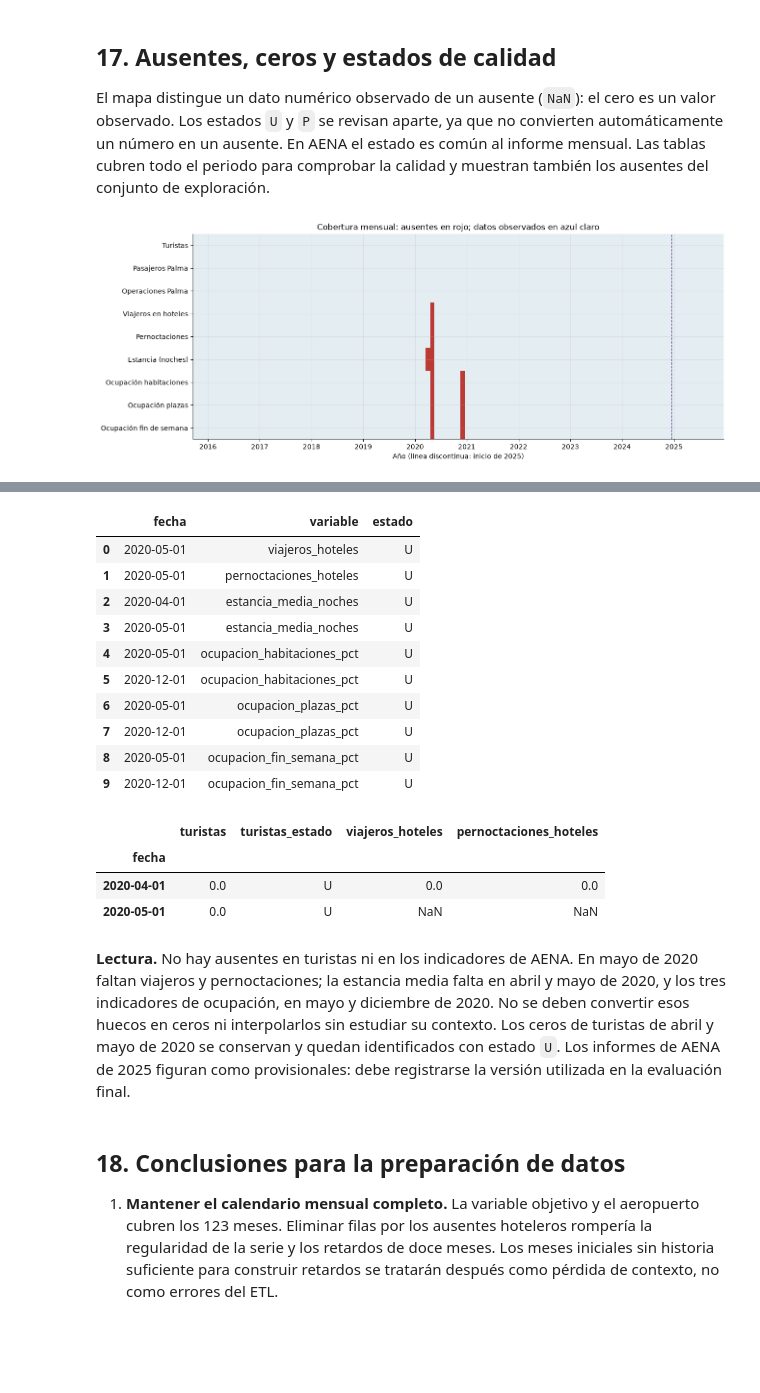
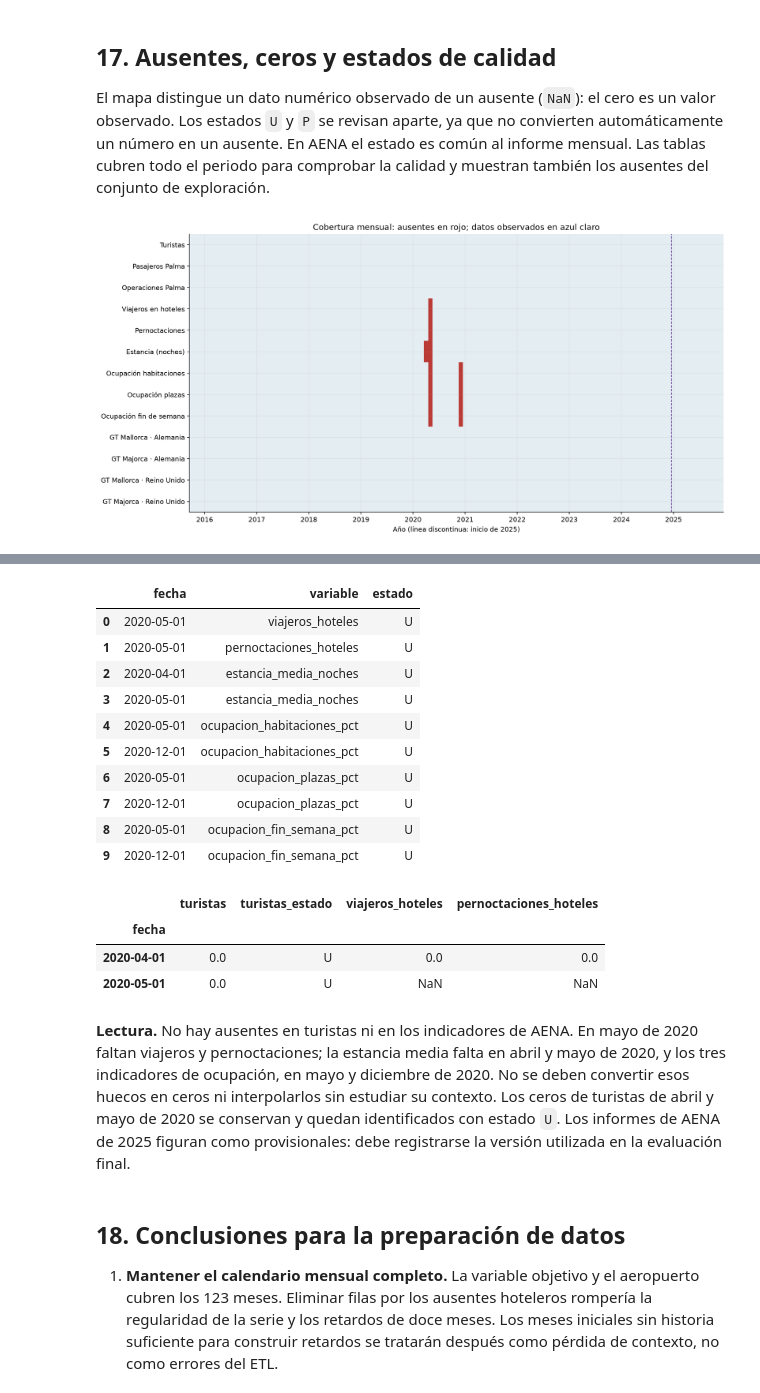
Before and after one commit to acortes99/tfm-turismo-mallorca, a Jupyter notebook: tfm-turismo-viu.ipynb, the cells around one changed output, grey strips where cells are left out. Drawn from its saved outputs; the diff is of its cells as text; code cells hidden in the pictures; blank space fills up the shorter version.

Commit message:
Integrar Google Trends en el ETL, el EDA y la política de disponibilidad

```diff
--- a/tfm-turismo-viu.ipynb
+++ b/tfm-turismo-viu.ipynb
@@ -58,7 +58,14 @@ tourism_path = DATA_ROOT / "Dataset Principal.xlsx"
 occupancy_path = DATA_ROOT / "Alojamiento" / "Grado de ocupación hotelera por categoría, isla y mes.xlsx"
 hotel_path = DATA_ROOT / "Alojamiento" / "Viajeros entrados, pernoctaciones y estancia media en establecimientos hoteleros.xlsx"
 air_paths = sorted((DATA_ROOT / "Tráfico aéreo").rglob("*.xls*"))
-source_paths = [tourism_path, occupancy_path, hotel_path, *air_paths]
+GT_SPECS = {
+    "Mallorca-Alemania.csv": ("gt_mallorca_alemania", "Mallorca", "Alemania"),
+    "Majorca-Alemania.csv": ("gt_majorca_alemania", "Majorca", "Alemania"),
+    "Mallorca-Reino Unido.csv": ("gt_mallorca_reino_unido", "Mallorca", "Reino Unido"),
+    "Majorca-Reino Unido.csv": ("gt_majorca_reino_unido", "Majorca", "Reino Unido"),
+}
+gt_paths = [DATA_ROOT / "Google Trends" / name for name in GT_SPECS]
+source_paths = [tourism_path, occupancy_path, hotel_path, *air_paths, *gt_paths]
 assert air_paths, "No se encontraron informes AENA."
 assert all(p.is_file() for p in source_paths), "Falta una fuente requerida."
 manifest = pd.DataFrame([{
@@ -266,13 +325,13 @@ Se construye un calendario maestro de 123 meses y se incorporan las tablas con u
 
 El informe presenta los meses con ausentes y los estados de calidad. La presencia de una fila no significa que su valor sea fiable. Los meses de la pandemia permanecen en el histórico para que los experimentos posteriores puedan evaluar su impacto.
 # %%
-for name, table in {"turistas":tourism, "aena":air, "ocupacion":occupancy, "hoteles":hotel}.items():
+for name, table in {"turistas":tourism, "aena":air, "ocupacion":occupancy, "hoteles":hotel, "google_trends":google_trends}.items():
     assert table.index.is_unique, f"Índice duplicado: {name}"
     assert set(EXPECTED) <= set(table.index), f"Faltan periodos en {name}"
-master = pd.DataFrame(index=EXPECTED).join(tourism).join(air).join(occupancy).join(hotel)
+master = pd.DataFrame(index=EXPECTED).join(tourism).join(air).join(occupancy).join(hotel).join(google_trends)
 master.index.name = "fecha"
 assert len(master) == 123 and master.index.is_monotonic_increasing
-VALUE_COLUMNS = ["turistas", "pasajeros_aena", "operaciones_aena", "viajeros_hoteles", "pernoctaciones_hoteles", "estancia_media_noches", *occupancy_measures.values()]
+VALUE_COLUMNS = ["turistas", "pasajeros_aena", "operaciones_aena", "viajeros_hoteles", "pernoctaciones_hoteles", "estancia_media_noches", *occupancy_measures.values(), *GT_COLUMNS]
 assert (master[VALUE_COLUMNS].dropna(how="all").ge(0) | master[VALUE_COLUMNS].isna()).all().all(), "Valores negativos."
 for column in ["turistas", "pasajeros_aena", "operaciones_aena", "viajeros_hoteles", "pernoctaciones_hoteles"]:
     assert master[column].dropna().mod(1).eq(0).all(), f"Recuento no entero: {column}"
@@ -390,7 +455,7 @@ import numpy as np
 import matplotlib
 import matplotlib.pyplot as plt
 from matplotlib.colors import ListedColormap
-from IPython.display import display, Markdown
+from IPython.display import display, Markdown, Image
 
 EDA_DIR = PROJECT_ROOT / "outputs" / "eda"
 EDA_DIR.mkdir(parents=True, exist_ok=True)
@@ -406,6 +471,7 @@ LABELS = {
     "ocupacion_plazas_pct": "Ocupación plazas",
     "ocupacion_fin_semana_pct": "Ocupación fin de semana",
 }
+LABELS.update({c: f"GT {term} · {country}" for c, term, country in GT_SPECS.values()})
 MONTHS = ["Ene", "Feb", "Mar", "Abr", "May", "Jun", "Jul", "Ago", "Sep", "Oct", "Nov", "Dic"]
 plt.rcParams.update({"figure.figsize": (12, 5), "axes.spines.top": False,
                      "axes.spines.right": False, "axes.grid": True,
@@ -414,7 +480,7 @@ figures = []
 def save_show(fig, name):
     fig.savefig(EDA_DIR / name, bbox_inches="tight")
     figures.append(name)
-    plt.show()
+    display(Image(filename=str(EDA_DIR / name)))
     plt.close(fig)
 
 def pct_es(value):
@@ -600,31 +670,31 @@ El mapa distingue un dato numérico observado de un ausente (`NaN`): el cero es
 # %%
 missing_review = []
 for col in VALUE_COLUMNS:
     state_col = "aena_estado" if col in ["pasajeros_aena", "operaciones_aena"] else col + "_estado"
     counts = eda[state_col].value_counts() if state_col in eda else pd.Series(dtype=int)
     missing_review.append({"variable": col, "observados": int(eda[col].count()),
         "ausentes_total": int(eda[col].isna().sum()), "ausentes_hasta_2024": int(eda_train[col].isna().sum()),
         "ceros": int(eda[col].eq(0).sum()), "estado_U": int(counts.get("U", 0)),
         "estado_P_o_provisional": int(counts.get("P", 0) + counts.get("provisional", 0))})
 missing_review = pd.DataFrame(missing_review).set_index("variable")
 missing_review.to_csv(EDA_DIR / "revision_ausentes_ceros_estados.csv", encoding="utf-8-sig")
-fig, ax = plt.subplots(figsize=(13, 5), constrained_layout=True)
+fig, ax = plt.subplots(figsize=(13, 6.5), constrained_layout=True)
 im = ax.imshow(eda[VALUE_COLUMNS].isna().T.to_numpy().astype(int),
                aspect="auto", interpolation="nearest", cmap=ListedColormap(["#e4edf2", "#ba3b36"]), vmin=0, vmax=1)
 ticks = [i for i, d in enumerate(eda.index) if d.month == 1]
 ax.set_xticks(ticks, [str(eda.index[i].year) for i in ticks])
 ax.set_yticks(range(len(VALUE_COLUMNS)), [LABELS[c] for c in VALUE_COLUMNS])
 ax.axvline(eda.index.get_loc(pd.Timestamp("2025-01-01")) - .5, color="#68439b", ls="--", lw=1)
 ax.set(title="Cobertura mensual: ausentes en rojo; datos observados en azul claro", xlabel="Año (línea discontinua: inicio de 2025)")
 save_show(fig, "06_mapa_ausentes.png")
 display(missing_review.rename(index=LABELS))
 display(missing_details)
 zero_review = eda.loc[eda["turistas"].eq(0), ["turistas", "turistas_estado", "viajeros_hoteles", "pernoctaciones_hoteles"]]
 display(zero_review)
 assert eda["turistas"].notna().all() and eda["pasajeros_aena"].notna().all()
 display(Markdown("**Lectura.** No hay ausentes en turistas ni en los indicadores de AENA. En mayo de 2020 faltan viajeros y pernoctaciones; la estancia media falta en abril y mayo de 2020, y los tres indicadores de ocupación, en mayo y diciembre de 2020. No se deben convertir esos huecos en ceros ni interpolarlos sin estudiar su contexto. Los ceros de turistas de abril y mayo de 2020 se conservan y quedan identificados con estado `U`. Los informes de AENA de 2025 figuran como provisionales: debe registrarse la versión utilizada en la evaluación final."))
 # %% [output]
-[figure, old version]
+[figure, new version]
 |  | observados | ausentes_total | ausentes_hasta_2024 | ceros | estado_U | estado_P_o_provisional |
 | variable |  |  |  |  |  |  |
 | Turistas | 123 | 0 | 0 | 2 | 2 | 0 |
```
Also changed, not shown: parts of 19 cells of this notebook, 27 other files.
